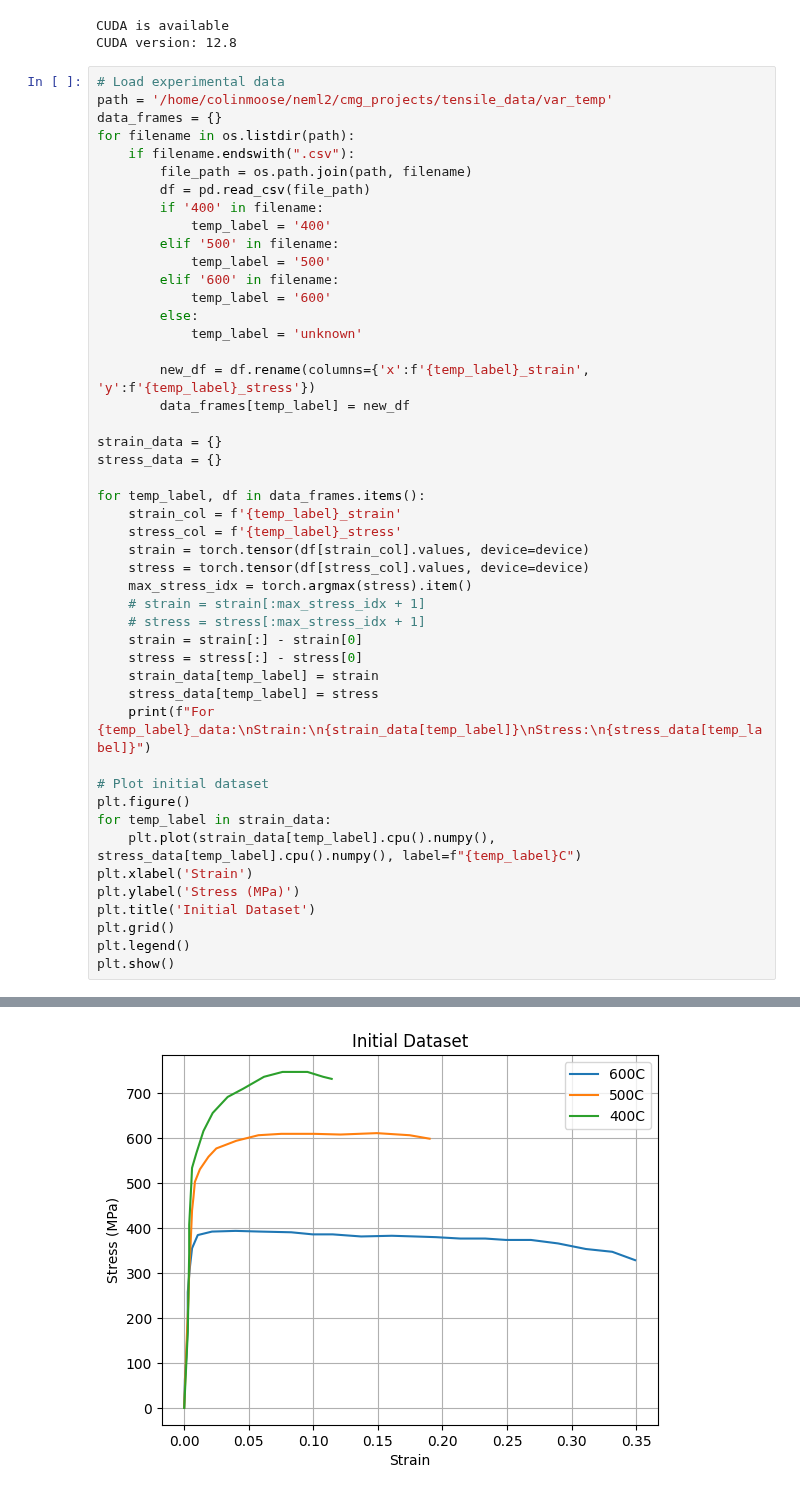
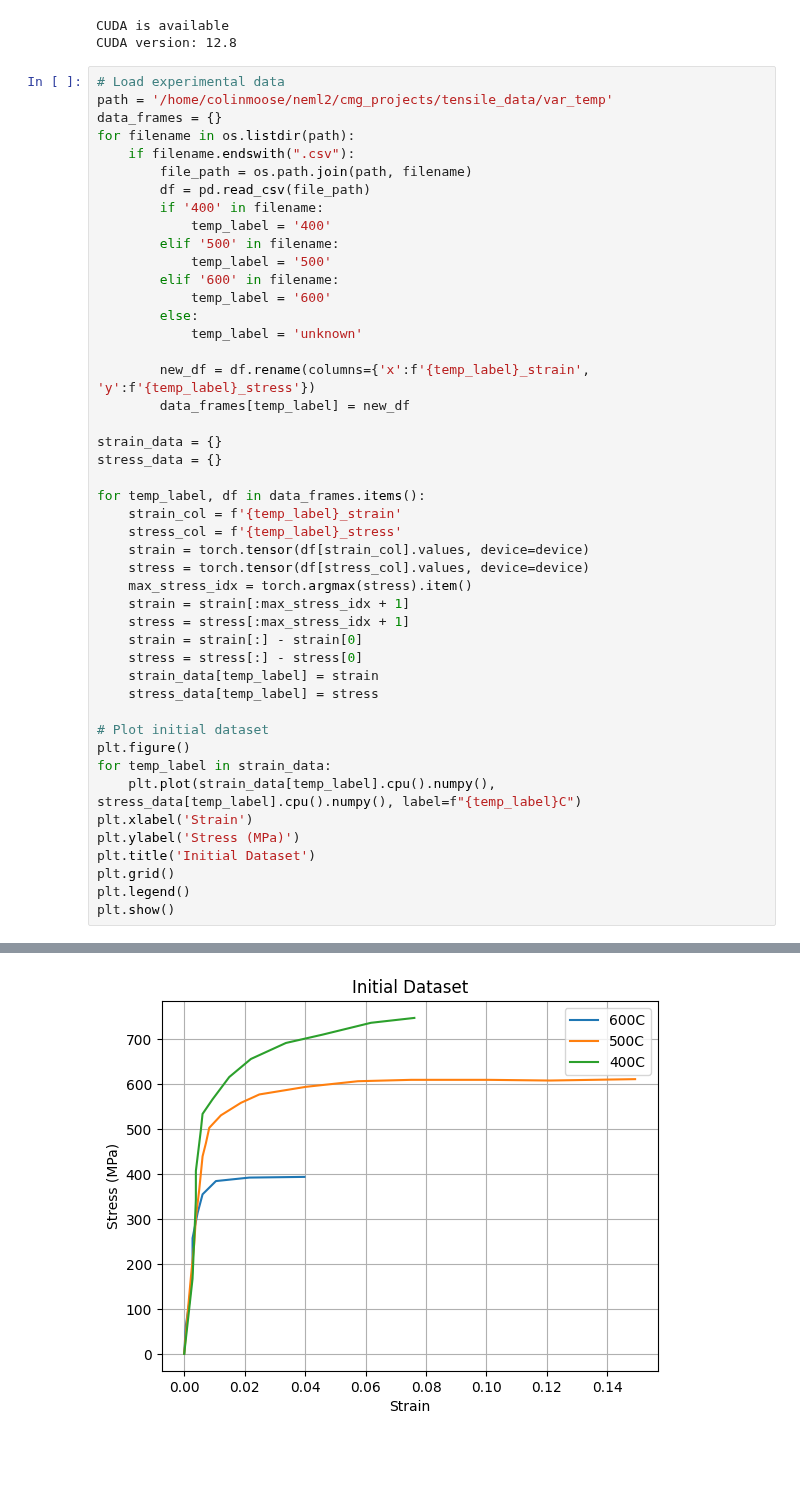
Before and after one commit to ColinMG2/neml2, a Jupyter notebook: cmg_projects/example.ipynb, the cells around one changed output, grey strips where cells are left out. Cells and saved outputs as stored; diff of their text form; blank space fills up the shorter version.

```diff
--- a/cmg_projects/example.ipynb
+++ b/cmg_projects/example.ipynb
@@ -49,13 +50,12 @@ for temp_label, df in data_frames.items():
     strain = torch.tensor(df[strain_col].values, device=device)
     stress = torch.tensor(df[stress_col].values, device=device)
     max_stress_idx = torch.argmax(stress).item()
-    # strain = strain[:max_stress_idx + 1]
-    # stress = stress[:max_stress_idx + 1]
+    strain = strain[:max_stress_idx + 1]
+    stress = stress[:max_stress_idx + 1]
     strain = strain[:] - strain[0]
     stress = stress[:] - stress[0]
     strain_data[temp_label] = strain
     stress_data[temp_label] = stress
-    print(f"For {temp_label}_data:\nStrain:\n{strain_data[temp_label]}\nStress:\n{stress_data[temp_label]}")
 
 # Plot initial dataset
 plt.figure()
@@ -88,4 +71,4 @@ tensor([  0.0000, 167.1180, 343.5203, 406.9632, 498.2592, 533.8491, 566.3443,
-[figure, old version]
+[figure, new version]
 # %%
 nrate = 1
 ntemperature = 3
```
Also changed, not shown: parts of 17 cells of this notebook, 13 other files.
